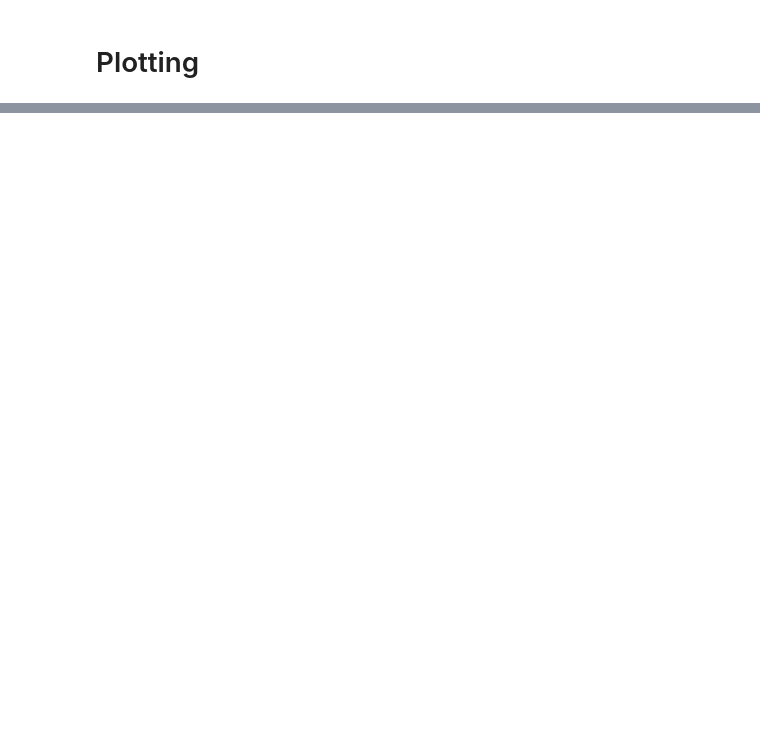
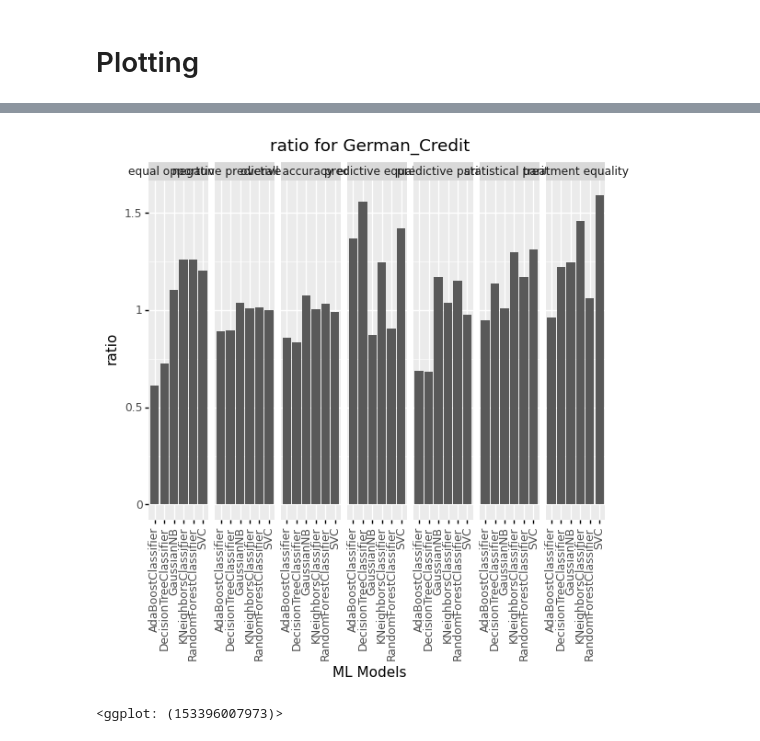
Before and after one commit to maxkrawietz/Thesis, a Jupyter notebook: thesis.ipynb, the cells around one changed output, grey strips where cells are left out. Drawn from its saved outputs; the diff is of its cells as text; code cells hidden in the pictures; blank space fills up the shorter version.

```diff
--- a/thesis.ipynb
+++ b/thesis.ipynb
@@ -345,0 +365,18 @@ full_result_df
+# %%
+# get ratio from data
+
+ratio = pd.DataFrame()
+
+for model in model_names:
+    for defi in definitions_names:
+        #if defi == "treatment equality":   #skip treatment equality as it will destroy the scales for full plot
+        #    continue
+        dic = {}
+        dic["model"] = result_df.loc[(result_df["model"]==model)&(result_df["group"]==group)]["model"].item()
+        x = result_df.loc[(result_df["model"]==model)&(result_df["group"]=="priv")][defi].item()
+        y = result_df.loc[(result_df["model"]==model)&(result_df["group"]=="unpriv")][defi].item()
+        dic["definition"] = defi
+        dic["ratio"]= y/x
+        ratio = ratio.append(dic, ignore_index=True)
+
+ratio
@@ -368,0 +444,11 @@ plot.save(filename="plots/"+dataset_name+"_complete.png", height=4 , width = 17)
+# %%
+plot = (p9.ggplot(data= ratio, mapping = p9.aes(x="model", y="ratio"))
+    + p9.geom_col()
+    + p9.facet_grid(".~definition", space="free_x", scales="free")
+    + p9.theme(axis_text_x = p9.element_text(angle=90))
+    + p9.labs(x="ML Models", y= "ratio", title=("ratio for " + dataset_name))
+    )
+plot
+# %% [output]
+[figure, added]
+<ggplot: (153396007973)>
```
Also changed, not shown: parts of 5 cells of this notebook, 1 other file.
